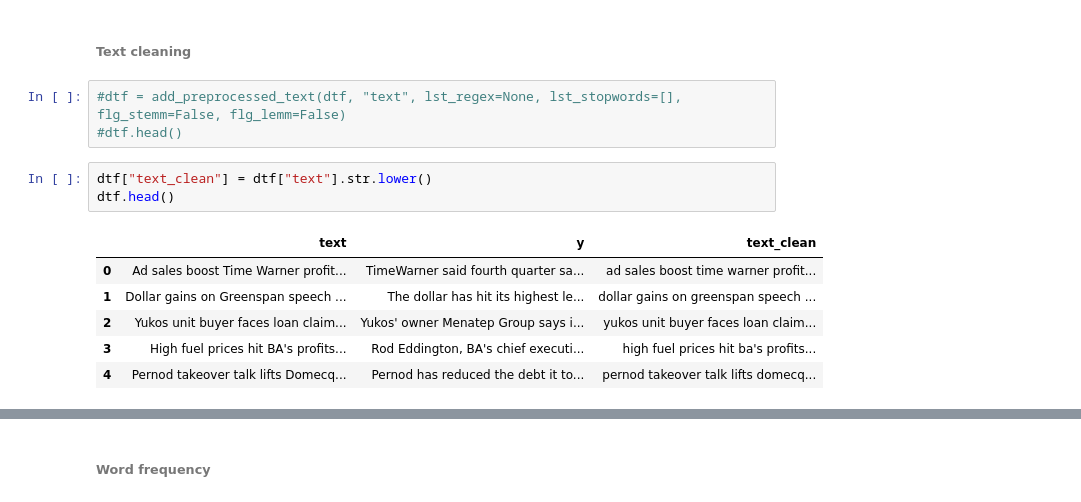
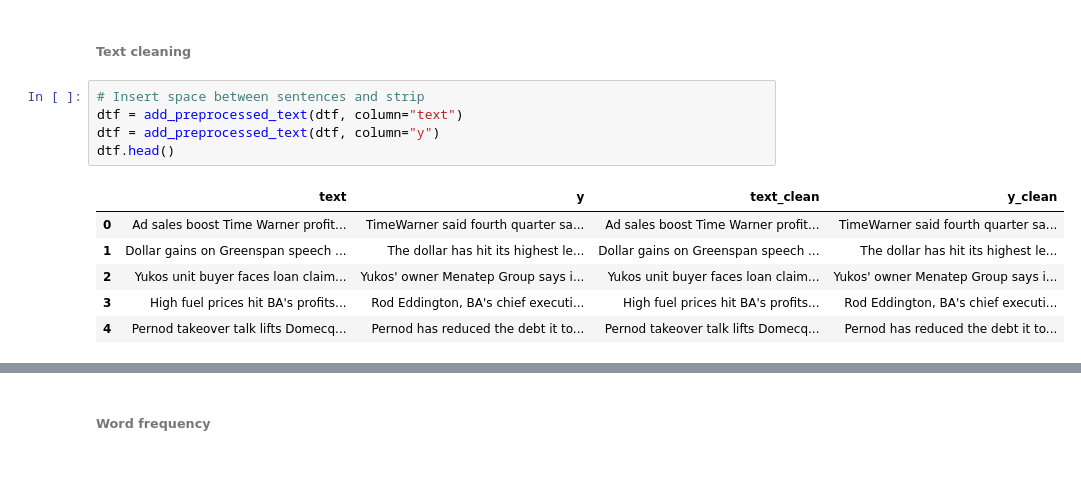
Before and after one commit to mdipietro09/DataScience_ArtificialIntelligence_Utils, a Jupyter notebook: natural_language_processing/example_text_summarization.ipynb, the cells around one changed output, grey strips where cells are left out. Saved outputs shown, nothing was run; the diff lists cells and outputs as text; blank space fills up the shorter version.

```diff
--- a/natural_language_processing/example_text_summarization.ipynb
+++ b/natural_language_processing/example_text_summarization.ipynb
@@ -80,16 +80,15 @@ On an annual basis, the data suggests annual growth of just 0.2%, suggesting a m
 - Word frequency
 # %% [markdown]
 ###### Text cleaning
-# %%
-#dtf = add_preprocessed_text(dtf, "text", lst_regex=None, lst_stopwords=[], flg_stemm=False, flg_lemm=False)
-#dtf.head()
-# %%
-dtf["text_clean"] = dtf["text"].str.lower()
-dtf.head()
-# %% [output]
-|  | text | y | text_clean |
-| 0 | Ad sales boost Time Warner profit... | TimeWarner said fourth quarter sa... | ad sales boost time warner profit... |
-| 1 | Dollar gains on Greenspan speech ... | The dollar has hit its highest le... | dollar gains on greenspan speech ... |
-| 2 | Yukos unit buyer faces loan claim... | Yukos' owner Menatep Group says i... | yukos unit buyer faces loan claim... |
-| 3 | High fuel prices hit BA's profits... | Rod Eddington, BA's chief executi... | high fuel prices hit ba's profits... |
-| 4 | Pernod takeover talk lifts Domecq... | Pernod has reduced the debt it to... | pernod takeover talk lifts domecq... |
+# %%
+# Insert space between sentences and strip
+dtf = add_preprocessed_text(dtf, column="text")
+dtf = add_preprocessed_text(dtf, column="y")
+dtf.head()
+# %% [output]
+|  | text | y | text_clean | y_clean |
+| 0 | Ad sales boost Time Warner profit... | TimeWarner said fourth quarter sa... | Ad sales boost Time Warner profit... | TimeWarner said fourth quarter sa... |
+| 1 | Dollar gains on Greenspan speech ... | The dollar has hit its highest le... | Dollar gains on Greenspan speech ... | The dollar has hit its highest le... |
+| 2 | Yukos unit buyer faces loan claim... | Yukos' owner Menatep Group says i... | Yukos unit buyer faces loan claim... | Yukos' owner Menatep Group says i... |
+| 3 | High fuel prices hit BA's profits... | Rod Eddington, BA's chief executi... | High fuel prices hit BA's profits... | Rod Eddington, BA's chief executi... |
+| 4 | Pernod takeover talk lifts Domecq... | Pernod has reduced the debt it to... | Pernod takeover talk lifts Domecq... | Pernod has reduced the debt it to... |
```
Also changed, not shown: parts of 23 cells of this notebook, 23 other files.
